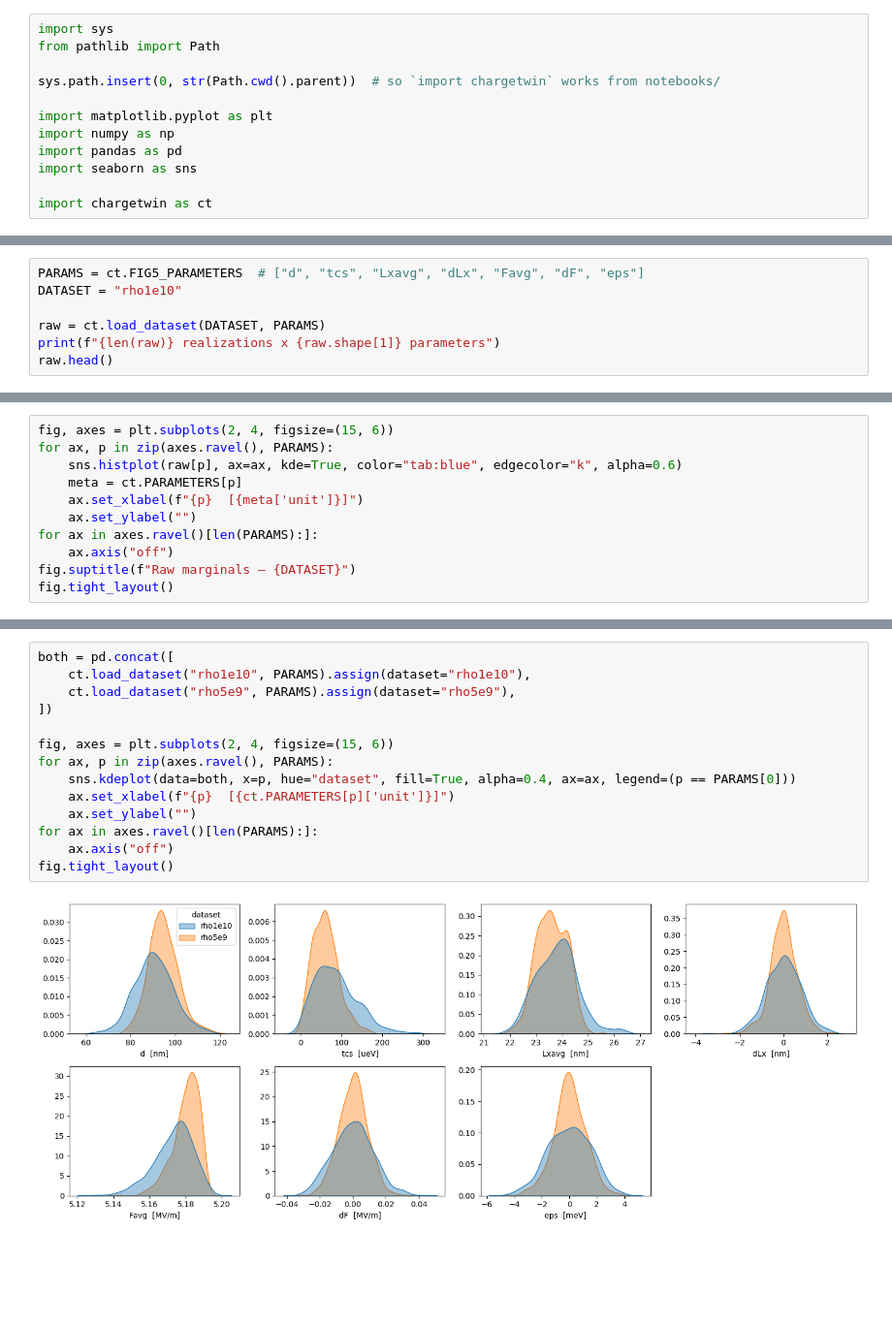
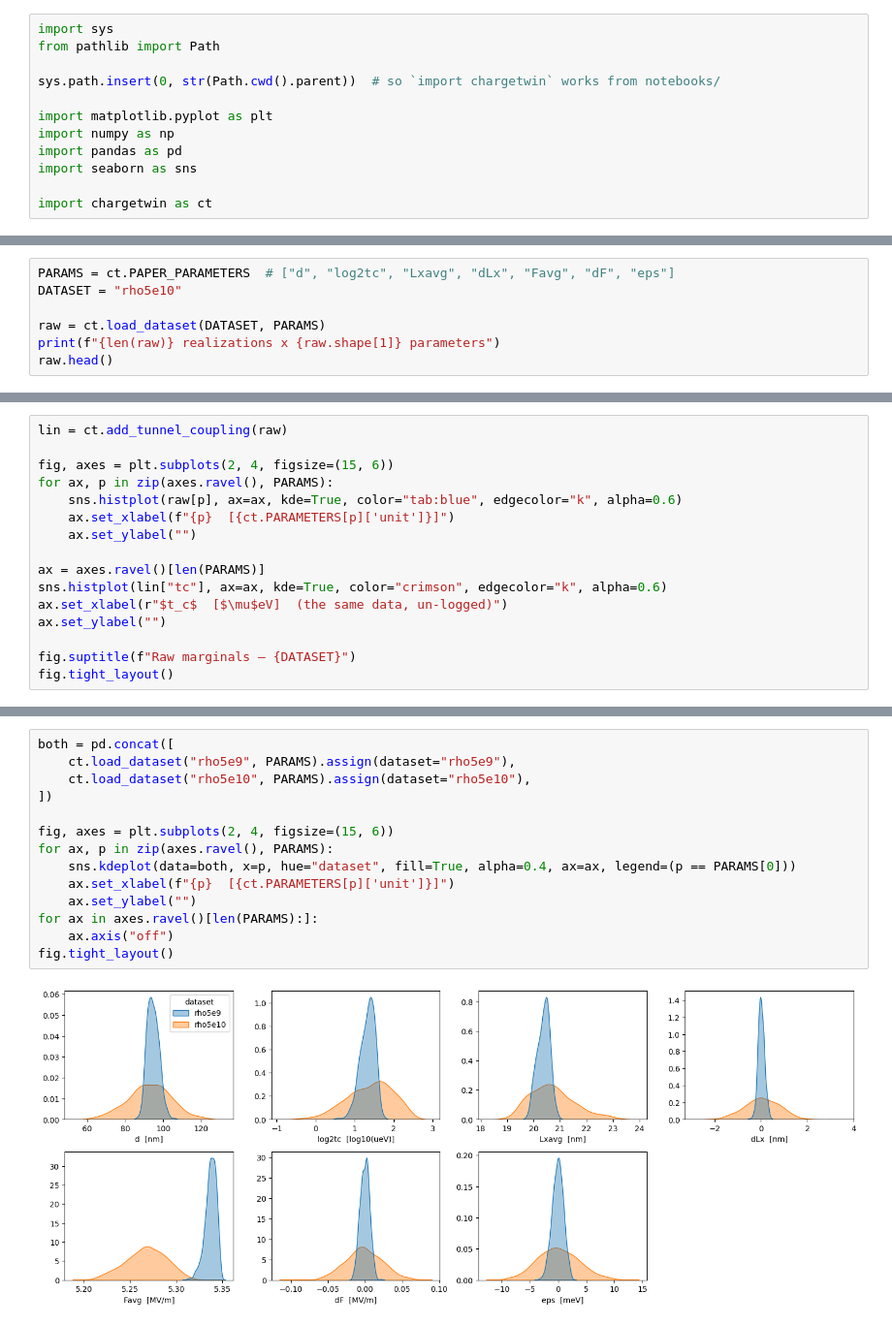
Before and after one commit to OpenSpin/ChargeTwin, a Jupyter notebook: notebooks/01_raw_data.ipynb, the cells around one changed output, grey strips where cells are left out. Shown at 97% size. Cells and saved outputs as stored; diff of their text form; blank space fills up the shorter version.

```diff
--- a/notebooks/01_raw_data.ipynb
+++ b/notebooks/01_raw_data.ipynb
@@ -59,6 +67,6 @@ table above — everything downstream (models, plots, metrics) follows your choi
 # %%
-PARAMS = ct.FIG5_PARAMETERS  # ["d", "tcs", "Lxavg", "dLx", "Favg", "dF", "eps"]
-DATASET = "rho1e10"
+PARAMS = ct.PAPER_PARAMETERS  # ["d", "log2tc", "Lxavg", "dLx", "Favg", "dF", "eps"]
+DATASET = "rho5e10"
 
 raw = ct.load_dataset(DATASET, PARAMS)
 print(f"{len(raw)} realizations x {raw.shape[1]} parameters")
@@ -91,12 +100,17 @@ order of magnitude across nominally identical devices.
 # %%
+lin = ct.add_tunnel_coupling(raw)
+
 fig, axes = plt.subplots(2, 4, figsize=(15, 6))
 for ax, p in zip(axes.ravel(), PARAMS):
     sns.histplot(raw[p], ax=ax, kde=True, color="tab:blue", edgecolor="k", alpha=0.6)
-    meta = ct.PARAMETERS[p]
-    ax.set_xlabel(f"{p}  [{meta['unit']}]")
+    ax.set_xlabel(f"{p}  [{ct.PARAMETERS[p]['unit']}]")
     ax.set_ylabel("")
-for ax in axes.ravel()[len(PARAMS):]:
-    ax.axis("off")
+
+ax = axes.ravel()[len(PARAMS)]
+sns.histplot(lin["tc"], ax=ax, kde=True, color="crimson", edgecolor="k", alpha=0.6)
+ax.set_xlabel(r"$t_c$  [$\mu$eV]  (the same data, un-logged)")
+ax.set_ylabel("")
+
 fig.suptitle(f"Raw marginals — {DATASET}")
 fig.tight_layout()
 # %% [output]
@@ -123,16 +137,16 @@ correlation structure largely intact.
 # %%
 both = pd.concat([
-    ct.load_dataset("rho1e10", PARAMS).assign(dataset="rho1e10"),
     ct.load_dataset("rho5e9", PARAMS).assign(dataset="rho5e9"),
+    ct.load_dataset("rho5e10", PARAMS).assign(dataset="rho5e10"),
 ])
 
 fig, axes = plt.subplots(2, 4, figsize=(15, 6))
 for ax, p in zip(axes.ravel(), PARAMS):
     sns.kdeplot(data=both, x=p, hue="dataset", fill=True, alpha=0.4, ax=ax, legend=(p == PARAMS[0]))
     ax.set_xlabel(f"{p}  [{ct.PARAMETERS[p]['unit']}]")
     ax.set_ylabel("")
 for ax in axes.ravel()[len(PARAMS):]:
     ax.axis("off")
 fig.tight_layout()
 # %% [output]
-[figure, old version]
+[figure, new version]
```
Also changed, not shown: parts of 16 cells of this notebook, 20 other files.
